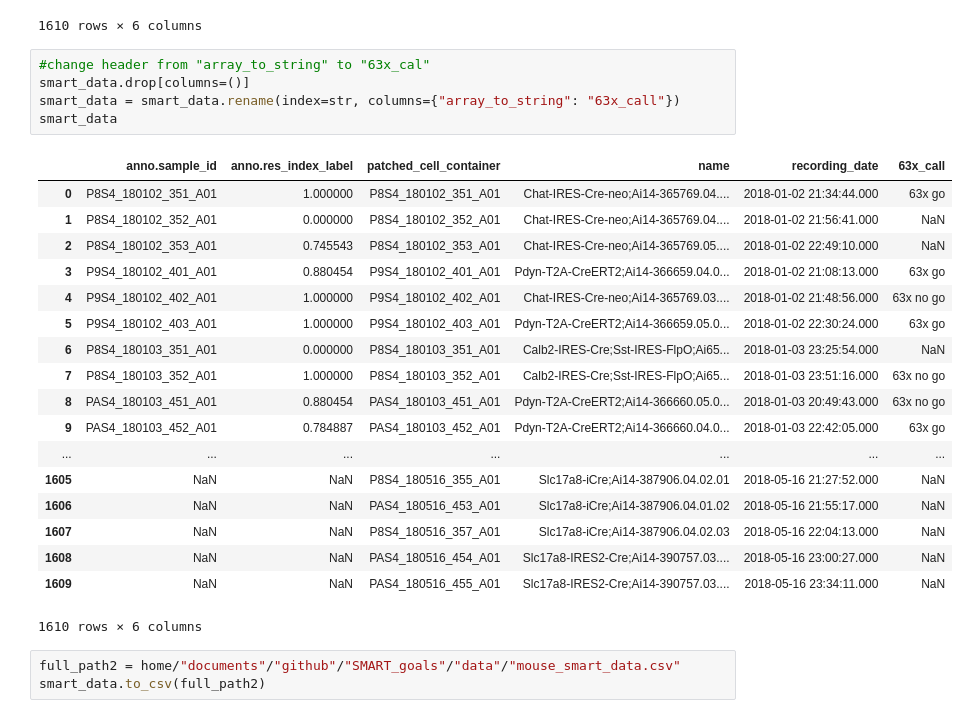
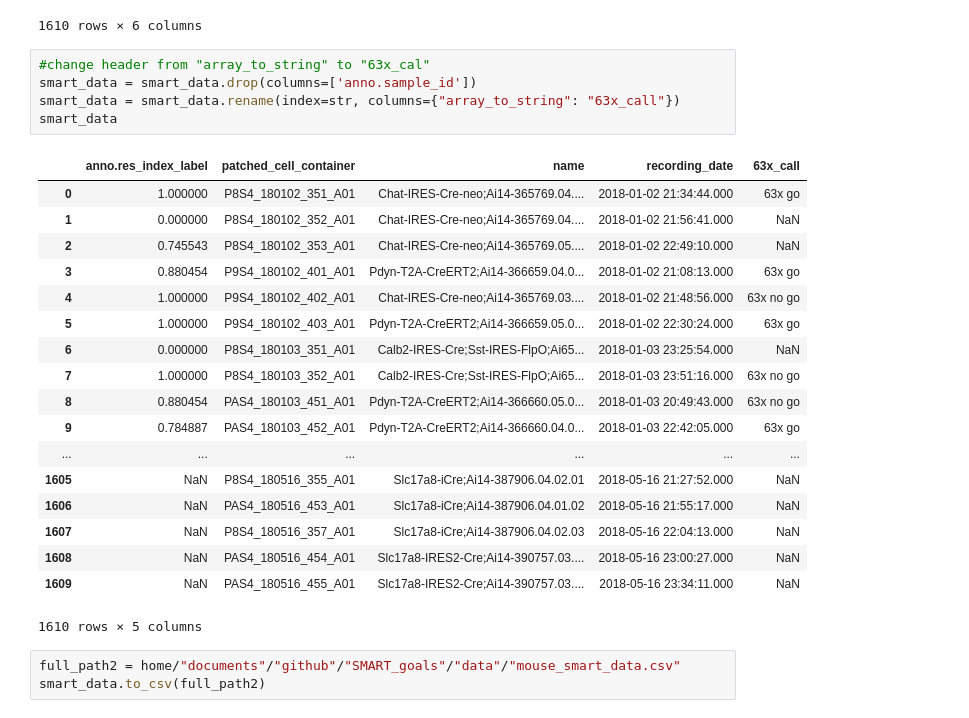
Before and after one commit to ru57y34nn/SMART_goals, a Jupyter notebook: src/SMART_Data.ipynb, the cells around one changed output. Saved outputs shown, nothing was run; the diff lists cells and outputs as text.

```diff
--- a/src/SMART_Data.ipynb
+++ b/src/SMART_Data.ipynb
@@ -132,28 +132,28 @@ smart_data
 1610 rows × 6 columns
 # %%
 #change header from "array_to_string" to "63x_cal"
-smart_data.drop[columns=()]
+smart_data = smart_data.drop(columns=['anno.sample_id'])
 smart_data = smart_data.rename(index=str, columns={"array_to_string": "63x_call"})
 smart_data
 # %% [output]
-|  | anno.sample_id | anno.res_index_label | patched_cell_container | name | recording_date | 63x_call |
-| 0 | P8S4_180102_351_A01 | 1.000000 | P8S4_180102_351_A01 | Chat-IRES-Cre-neo;Ai14-365769.04.... | 2018-01-02 21:34:44.000 | 63x go |
-| 1 | P8S4_180102_352_A01 | 0.000000 | P8S4_180102_352_A01 | Chat-IRES-Cre-neo;Ai14-365769.04.... | 2018-01-02 21:56:41.000 | NaN |
-| 2 | P8S4_180102_353_A01 | 0.745543 | P8S4_180102_353_A01 | Chat-IRES-Cre-neo;Ai14-365769.05.... | 2018-01-02 22:49:10.000 | NaN |
-| 3 | P9S4_180102_401_A01 | 0.880454 | P9S4_180102_401_A01 | Pdyn-T2A-CreERT2;Ai14-366659.04.0... | 2018-01-02 21:08:13.000 | 63x go |
-| 4 | P9S4_180102_402_A01 | 1.000000 | P9S4_180102_402_A01 | Chat-IRES-Cre-neo;Ai14-365769.03.... | 2018-01-02 21:48:56.000 | 63x no go |
-| 5 | P9S4_180102_403_A01 | 1.000000 | P9S4_180102_403_A01 | Pdyn-T2A-CreERT2;Ai14-366659.05.0... | 2018-01-02 22:30:24.000 | 63x go |
-| 6 | P8S4_180103_351_A01 | 0.000000 | P8S4_180103_351_A01 | Calb2-IRES-Cre;Sst-IRES-FlpO;Ai65... | 2018-01-03 23:25:54.000 | NaN |
-| 7 | P8S4_180103_352_A01 | 1.000000 | P8S4_180103_352_A01 | Calb2-IRES-Cre;Sst-IRES-FlpO;Ai65... | 2018-01-03 23:51:16.000 | 63x no go |
-| 8 | PAS4_180103_451_A01 | 0.880454 | PAS4_180103_451_A01 | Pdyn-T2A-CreERT2;Ai14-366660.05.0... | 2018-01-03 20:49:43.000 | 63x no go |
-| 9 | PAS4_180103_452_A01 | 0.784887 | PAS4_180103_452_A01 | Pdyn-T2A-CreERT2;Ai14-366660.04.0... | 2018-01-03 22:42:05.000 | 63x go |
-| ... | ... | ... | ... | ... | ... | ... |
-| 1605 | NaN | NaN | P8S4_180516_355_A01 | Slc17a8-iCre;Ai14-387906.04.02.01 | 2018-05-16 21:27:52.000 | NaN |
-| 1606 | NaN | NaN | PAS4_180516_453_A01 | Slc17a8-iCre;Ai14-387906.04.01.02 | 2018-05-16 21:55:17.000 | NaN |
-| 1607 | NaN | NaN | P8S4_180516_357_A01 | Slc17a8-iCre;Ai14-387906.04.02.03 | 2018-05-16 22:04:13.000 | NaN |
-| 1608 | NaN | NaN | PAS4_180516_454_A01 | Slc17a8-IRES2-Cre;Ai14-390757.03.... | 2018-05-16 23:00:27.000 | NaN |
-| 1609 | NaN | NaN | PAS4_180516_455_A01 | Slc17a8-IRES2-Cre;Ai14-390757.03.... | 2018-05-16 23:34:11.000 | NaN |
+|  | anno.res_index_label | patched_cell_container | name | recording_date | 63x_call |
+| 0 | 1.000000 | P8S4_180102_351_A01 | Chat-IRES-Cre-neo;Ai14-365769.04.... | 2018-01-02 21:34:44.000 | 63x go |
+| 1 | 0.000000 | P8S4_180102_352_A01 | Chat-IRES-Cre-neo;Ai14-365769.04.... | 2018-01-02 21:56:41.000 | NaN |
+| 2 | 0.745543 | P8S4_180102_353_A01 | Chat-IRES-Cre-neo;Ai14-365769.05.... | 2018-01-02 22:49:10.000 | NaN |
+| 3 | 0.880454 | P9S4_180102_401_A01 | Pdyn-T2A-CreERT2;Ai14-366659.04.0... | 2018-01-02 21:08:13.000 | 63x go |
+| 4 | 1.000000 | P9S4_180102_402_A01 | Chat-IRES-Cre-neo;Ai14-365769.03.... | 2018-01-02 21:48:56.000 | 63x no go |
+| 5 | 1.000000 | P9S4_180102_403_A01 | Pdyn-T2A-CreERT2;Ai14-366659.05.0... | 2018-01-02 22:30:24.000 | 63x go |
+| 6 | 0.000000 | P8S4_180103_351_A01 | Calb2-IRES-Cre;Sst-IRES-FlpO;Ai65... | 2018-01-03 23:25:54.000 | NaN |
+| 7 | 1.000000 | P8S4_180103_352_A01 | Calb2-IRES-Cre;Sst-IRES-FlpO;Ai65... | 2018-01-03 23:51:16.000 | 63x no go |
+| 8 | 0.880454 | PAS4_180103_451_A01 | Pdyn-T2A-CreERT2;Ai14-366660.05.0... | 2018-01-03 20:49:43.000 | 63x no go |
+| 9 | 0.784887 | PAS4_180103_452_A01 | Pdyn-T2A-CreERT2;Ai14-366660.04.0... | 2018-01-03 22:42:05.000 | 63x go |
+| ... | ... | ... | ... | ... | ... |
+| 1605 | NaN | P8S4_180516_355_A01 | Slc17a8-iCre;Ai14-387906.04.02.01 | 2018-05-16 21:27:52.000 | NaN |
+| 1606 | NaN | PAS4_180516_453_A01 | Slc17a8-iCre;Ai14-387906.04.01.02 | 2018-05-16 21:55:17.000 | NaN |
+| 1607 | NaN | P8S4_180516_357_A01 | Slc17a8-iCre;Ai14-387906.04.02.03 | 2018-05-16 22:04:13.000 | NaN |
+| 1608 | NaN | PAS4_180516_454_A01 | Slc17a8-IRES2-Cre;Ai14-390757.03.... | 2018-05-16 23:00:27.000 | NaN |
+| 1609 | NaN | PAS4_180516_455_A01 | Slc17a8-IRES2-Cre;Ai14-390757.03.... | 2018-05-16 23:34:11.000 | NaN |
-1610 rows × 6 columns
+1610 rows × 5 columns
 # %%
 full_path2 = home/"documents"/"github"/"SMART_goals"/"data"/"mouse_smart_data.csv"
 smart_data.to_csv(full_path2)
```
Also changed, not shown: 1 other file.
